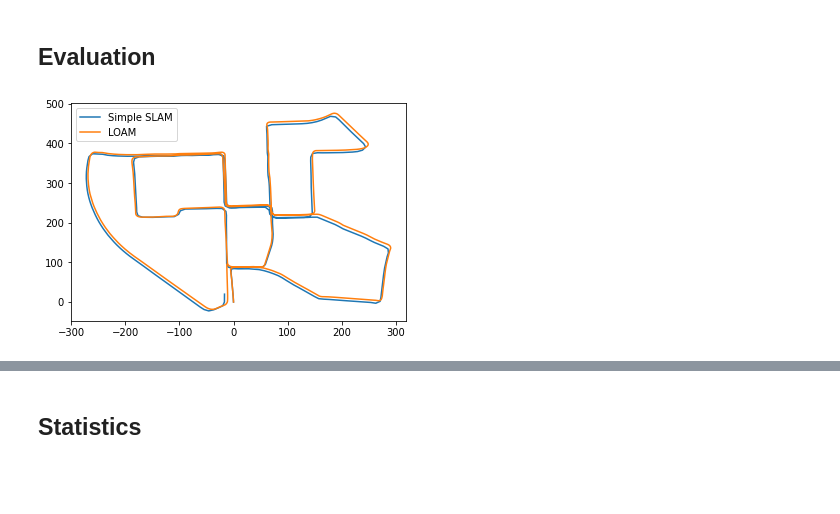
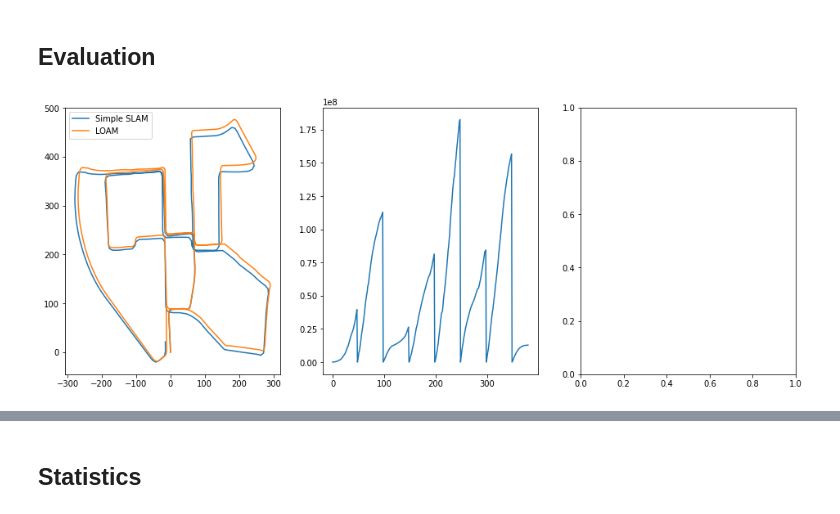
Before and after one commit to anastasiia-kornilova/lidar-slam-exp, a Jupyter notebook: SLAM_USIP_dist_assocoation/Keypoints SLAM.ipynb, the cells around one changed output, grey strips where cells are left out. Cells and saved outputs as stored; diff of their text form; code cells hidden in the pictures; blank space fills up the shorter version.

```diff
--- a/SLAM_USIP_dist_assocoation/Keypoints SLAM.ipynb
+++ b/SLAM_USIP_dist_assocoation/Keypoints SLAM.ipynb
@@ -152,10 +152,14 @@ class UsipSLAM:
     def __init__(self, optimization_step=1):
         self.poses_id = []
         self.prev_keypoints = None
+        self.prev_keypoints_ids = None
         self.graph = mrob.fgraph.FGraph()
         self.last_pos = np.eye(4)
         self.corres_cnt = []
         self.optimization_step = optimization_step
+
+        self.opt_time = []
+        self.chi2_errors = []
 
     # delta_T -- transformation from LOAM between consequtive keypoints
     # keypoints -- keypoints associated with considered pcd
@@ -170,6 +174,7 @@ class UsipSLAM:
 
             # Remember last keypoints for association on the next step
             self.prev_keypoints = keypoints
+            self.prev_keypoints_ids = np.zeros(keypoints.shape[0], dtype=int)
         else:
             # Add non-anchor pose
             p = self.graph.add_node_pose_3d(mrob.geometry.SE3(T))
@@ -179,21 +184,34 @@ class UsipSLAM:
             corresp = find_correspondences(self.prev_keypoints, keypoints, delta_T)
             self.corres_cnt.append(len(corresp))
 
+            keypoint_ids = np.zeros(keypoints.shape[0], dtype=int)
             # Add factors to corresponding pairs of landmarks
             for pair in corresp:
-                l = self.graph.add_node_landmark_3d(np.zeros(3))
-                self.graph.add_factor_1pose_1landmark_3d(keypoints[pair[1]], p, l, np.eye(3))
-                self.graph.add_factor_1pose_1landmark_3d(self.prev_keypoints[pair[0]], self.poses_id[-2],
-                                                         l, np.eye(3))
+                # If we didn't add this keypoint to graph
+                if self.prev_keypoints_ids[pair[0]] == 0:
+                    l = self.graph.add_node_landmark_3d(np.zeros(3))
+                    self.graph.add_factor_1pose_1landmark_3d(keypoints[pair[1]], p, l, np.eye(3), initializeLandmark=True)
+                    self.graph.add_factor_1pose_1landmark_3d(self.prev_keypoints[pair[0]], self.poses_id[-2],
+                                                             l, np.eye(3))
+                    keypoint_ids[pair[1]] = l
+                # If that keypoint is already in the graph
+                else:
+                    self.graph.add_factor_1pose_1landmark_3d(keypoints[pair[1]], p,
+                                                             self.prev_keypoints_ids[pair[0]], np.eye(3))
+                    keypoint_ids[pair[1]] = self.prev_keypoints_ids[pair[0]]
 
             # Remember last keypoints for association on the next step
             self.prev_keypoints = keypoints
-
+            self.prev_keypoints_ids = keypoint_ids
 
             # Optimize graph if we reached specified number of iterations
             if len(self.poses_id) % self.optimization_step == 0:
                 print('Graph optimization')
+                start_time = time.time()
                 self.graph.solve(mrob.fgraph.LM)
+                self.opt_time.append(time.time() - start_time)
+
+            self.chi2_errors.append(self.graph.chi2())
 
             # Remember last pose
             self.last_pos = self.graph.get_estimated_state()[self.poses_id[-1]]
@@ -210,37 +228,39 @@ calib_T = np.linalg.inv(np.array([4.276802385584e-04, -9.999672484946e-01, -8.08
                    0, 0, 0, 1]).reshape(4, 4))
 
 keypoint_files = os.listdir(KEYPOINTS_PATH)
 keypoint_files.sort()
-slam = UsipSLAM(optimization_step=150)
-
+# slam = UsipSLAM(optimization_step=len(keypoint_files) - 2)
+slam = UsipSLAM(optimization_step=50)
 
 start_time = time.time()
 times = []
 
 prev_T = np.eye(4)
 for i, filename in enumerate(keypoint_files[:-1]):
     idx = filename.split('.')[0]
     keypoints = transform_array(get_point_cloud(KEYPOINTS_PATH + idx + '.bin', is_keypoint=True), calib_T)
 
     T_t = quat_to_transform(loam_odom[int(idx)])
     slam.add_state(np.linalg.inv(prev_T) @ T_t, keypoints)
     times.append(time.time() - start_time)
 
     prev_T = T_t
 
     if i % 20 == 0:
         poses = slam.get_poses()
         clear_output(True)
         pos_x = []
         pos_y = []
         for i in range(len(poses)):
             pos_x.append(-poses[i][1])
             pos_y.append(poses[i][0])
 
-        plt.plot(pos_x, pos_y, label='Simple SLAM')
-        plt.plot(loam_odom_x, loam_odom_y, label='LOAM')
-        plt.legend()
+        fig, (ax1, ax2, ax3) = plt.subplots(1, 3, figsize=(16, 6))
+        ax1.plot(pos_x, pos_y, label='Simple SLAM')
+        ax1.plot(loam_odom_x, loam_odom_y, label='LOAM')
+        ax1.legend(['Simple SLAM', 'LOAM'])
+        ax2.plot(slam.chi2_errors)
         plt.show()
 # %% [output]
-[figure, old version]
+[figure, new version]
 # %%
```
Also changed, not shown: parts of 4 cells of this notebook.
